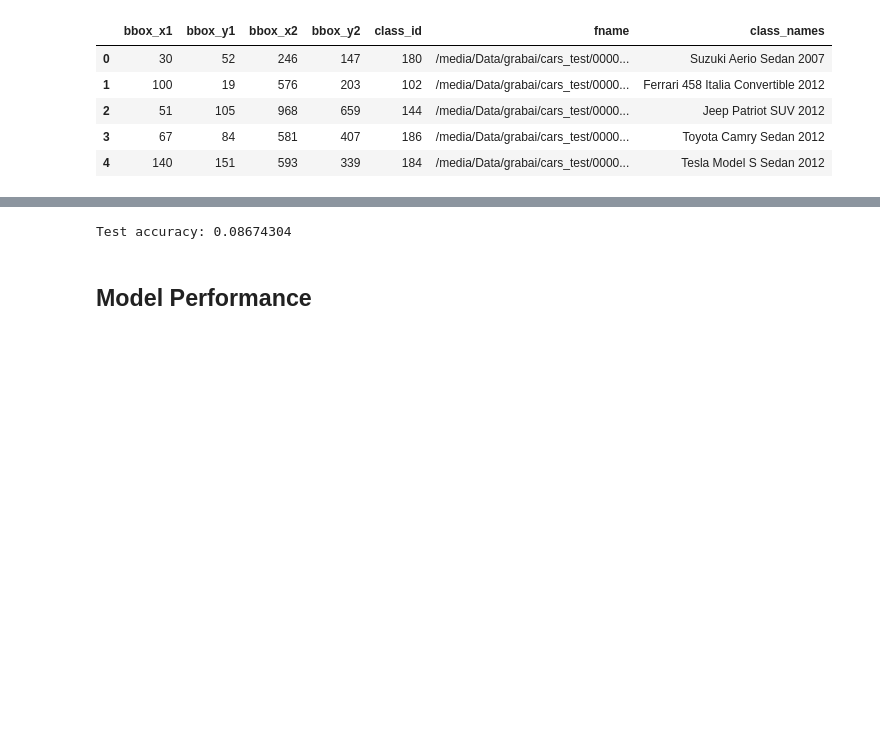
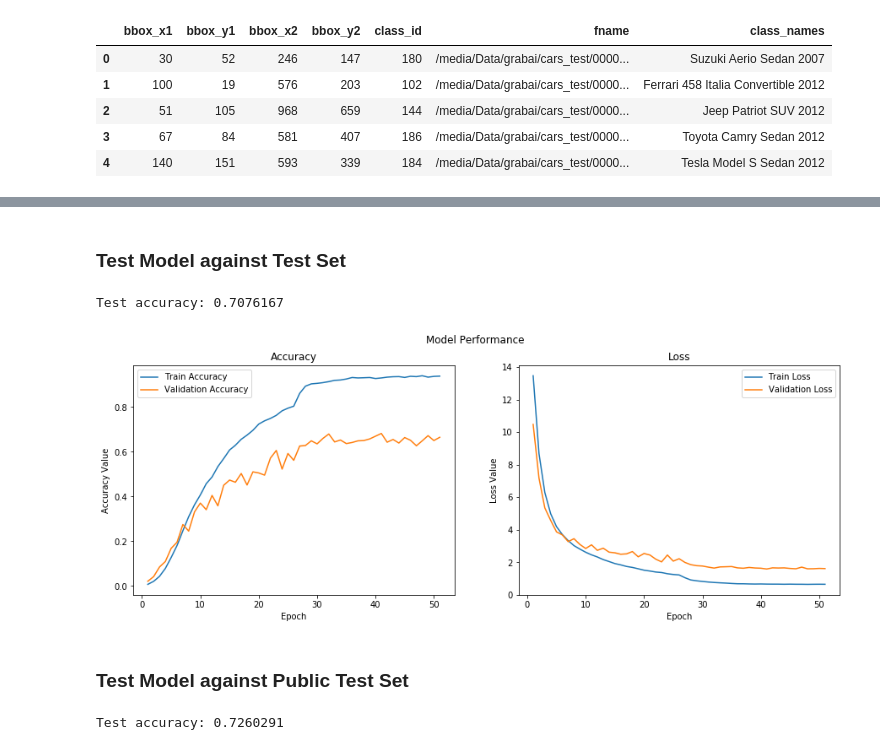
Before and after one commit to leovantoji/grabai_challenges, a Jupyter notebook: GrabAI_Cars.ipynb, the cells around one changed output, grey strips where cells are left out. Saved outputs shown, nothing was run; the diff lists cells and outputs as text; code cells hidden in the pictures; blank space fills up the shorter version.

```diff
--- a/GrabAI_Cars.ipynb
+++ b/GrabAI_Cars.ipynb
@@ -318,0 +283,20 @@ Epoch 00025: val_loss did not improve from 4.25865
+# %%
+for i, layer in enumerate(Xception_model.layers):
+    if i < 94: layer.trainable = False
+    else: layer.trainable = True
+
+model = Sequential()
+model.add(Xception_model)
+model.add(BatchNormalization())
+model.add(GlobalAveragePooling2D())
+model.add(Dense(512, activation="relu", kernel_regularizer=regularizers.l2(0.01)))
+model.add(Dropout(rate=0.5))
+model.add(Dense(256, activation="relu", kernel_regularizer=regularizers.l2(0.01)))
+model.add(Dropout(rate=0.5))
+model.add(Dense(N_CLASSES, activation="softmax"))
+
+# Set optimizer
+optimizer = SGD(lr=1e-2, momentum=0.9, decay=1e-6)
+
+# Compile the model
+model.compile(loss="categorical_crossentropy", optimizer=optimizer, metrics=["accuracy"])
@@ -319,3 +352,38 @@ Epoch 00025: val_loss did not improve from 4.25865
+# %% [markdown]
+### Test Model against Test Set
 # %%
 # Load the weights that yielded the best validation accuracy
-model.load_weights("grabai_cars.weights.best.hdf5")
+model.load_weights("grabai_cars.Xception_FT.weights.best.hdf5")
+
+# Evaluate and print test accuracy
+score = model.evaluate(test_tensors, y_test_ohe, verbose=0)
+print("Test accuracy:", score[1])
+# %% [output]
+Test accuracy: 0.7076167
+# %%
+# Model evaluation
+f, (ax1, ax2) = plt.subplots(1, 2, figsize=(15, 5))
+t = f.suptitle("Model Performance", fontsize=12)
+acc = history.history["acc"]
+val_acc = history.history["val_acc"]
+loss = history.history["loss"]
+val_loss = history.history["val_loss"]
+
+epochs = range(1,len(acc)+1)
+ax1.plot(epochs, acc, label="Train Accuracy")
+ax1.plot(epochs, val_acc, label="Validation Accuracy")
+ax1.set_ylabel("Accuracy Value")
+ax1.set_xlabel("Epoch")
+ax1.set_title("Accuracy")
+l1 = ax1.legend(loc="best")
+
+ax2.plot(epochs, loss, label="Train Loss")
+ax2.plot(epochs, val_loss, label="Validation Loss")
+ax2.set_ylabel("Loss Value")
+ax2.set_xlabel("Epoch")
+ax2.set_title("Loss")
+l2 = ax2.legend(loc="best")
+# %% [output]
+[figure, added]
+# %% [markdown]
+### Test Model against Public Test Set
@@ -322,8 +399,9 @@ model.load_weights("grabai_cars.weights.best.hdf5")
 # %%
-# Evaluate and print test accuracy
-score = model.evaluate(test_tensors, y_test, verbose=0)
+# Load the weights that yielded the best validation accuracy
+model.load_weights("grabai_cars.Xception_FT.weights.best.hdf5")
+
+# Evaluate and print public test accuracy
+score = model.evaluate(public_test_tensors, y_public_test_ohe, verbose=0)
 print("Test accuracy:", score[1])
 # %% [output]
-Test accuracy: 0.08674304
+Test accuracy: 0.7260291
-# %% [markdown]
-## Model Performance
```
Also changed, not shown: parts of 33 cells of this notebook.
